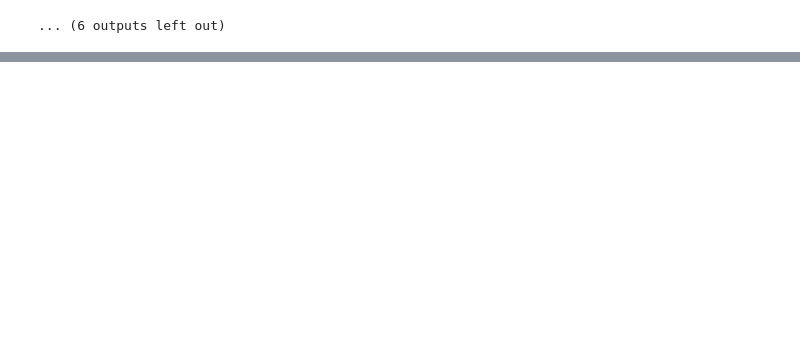
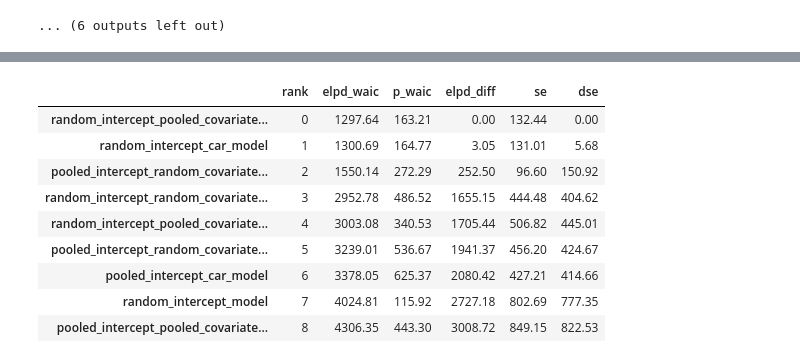
Before and after one commit to acmiyaguchi/iyse4620-birdcall-distributions, a Jupyter notebook: notebooks/2022-11-29-model-comparison.ipynb, the cells around one changed output, grey strips where cells are left out. Drawn from its saved outputs; the diff is of its cells as text; code cells hidden in the pictures; blank space fills up the shorter version.

```diff
--- a/notebooks/2022-11-29-model-comparison.ipynb
+++ b/notebooks/2022-11-29-model-comparison.ipynb
@@ -149,0 +148,19 @@ az.compare(traces, ic="waic", scale="deviance")
+# %%
+formatted = (
+    ranking.iloc[:, :-2]
+    .round(2)
+    .rename(columns={"index": "model name"})
+    .drop(columns=["weight"])
+)
+formatted
+# %% [output]
+|  | rank | elpd_waic | p_waic | elpd_diff | se | dse |
+| random_intercept_pooled_covariate... | 0 | 1297.64 | 163.21 | 0.00 | 132.44 | 0.00 |
+| random_intercept_car_model | 1 | 1300.69 | 164.77 | 3.05 | 131.01 | 5.68 |
+| pooled_intercept_random_covariate... | 2 | 1550.14 | 272.29 | 252.50 | 96.60 | 150.92 |
+| random_intercept_random_covariate... | 3 | 2952.78 | 486.52 | 1655.15 | 444.48 | 404.62 |
+| random_intercept_pooled_covariate... | 4 | 3003.08 | 340.53 | 1705.44 | 506.82 | 445.01 |
+| pooled_intercept_random_covariate... | 5 | 3239.01 | 536.67 | 1941.37 | 456.20 | 424.67 |
+| pooled_intercept_car_model | 6 | 3378.05 | 625.37 | 2080.42 | 427.21 | 414.66 |
+| random_intercept_model | 7 | 4024.81 | 115.92 | 2727.18 | 802.69 | 777.35 |
+| pooled_intercept_pooled_covariate... | 8 | 4306.35 | 443.30 | 3008.72 | 849.15 | 822.53 |
```
Also changed, not shown: parts of 5 cells of this notebook, 4 other files.
